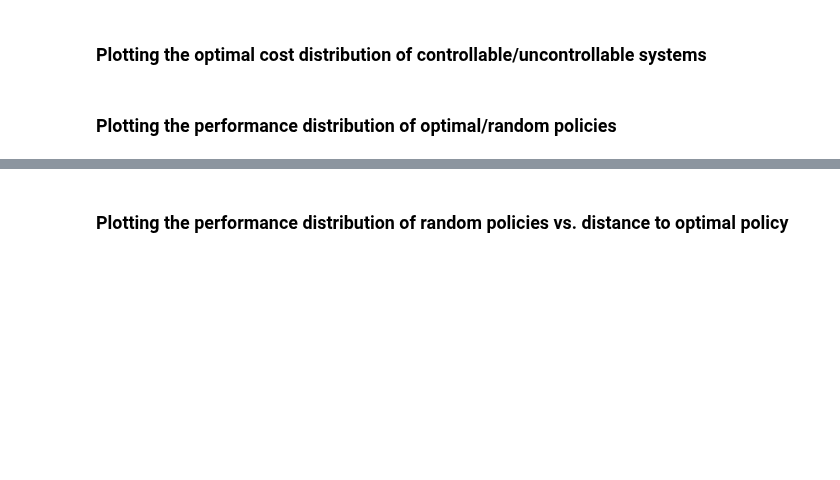
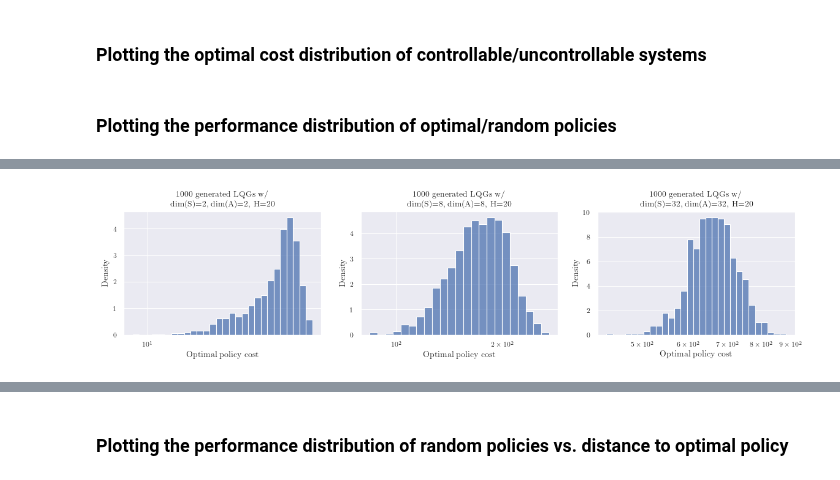
Before and after one commit to 0xangelo/LQSVG, a Jupyter notebook: experiments/perf_and_grad.ipynb, the cells around one changed output, grey strips where cells are left out. Saved outputs shown, nothing was run; the diff lists cells and outputs as text; code cells hidden in the pictures; blank space fills up the shorter version.

```diff
--- a/experiments/perf_and_grad.ipynb
+++ b/experiments/perf_and_grad.ipynb
@@ -576,7 +599,7 @@ def performance_samples(
 ### Plotting the optimal cost distribution of controllable/uncontrollable systems
 # %%
 def title_from_dims(dims: tuple[int, int, int]) -> str:
-    return "|S|={}, |A|={}, H={}".format(*dims)
+    return "dim(S)={}, dim(A)={}, H={}".format(*dims)
 # %%
 def plot_optimal_costs_by_controllability(
     dims: tuple[int, int, int], samples: int = 1000, **kwargs
@@ -670,0 +656,20 @@ plot_optimal_vs_random_costs_hist((20, 20, 100))
+# %%
+def repeat_dynamics(dynamics: lqr.LinSDynamics, n_batch: int) -> lqr.LinSDynamics:
+    return lqr.LinSDynamics(
+        F=torch.cat([dynamics.F.align_to("H", "B", ...)] * n_batch, dim="B"),
+        f=torch.cat([dynamics.f.align_to("H", "B", ...)] * n_batch, dim="B"),
+        W=torch.cat([dynamics.W.align_to("H", "B", ...)] * n_batch, dim="B"),
+    )
+
+
+def repeat_cost(cost: lqr.QuadCost, n_batch: int) -> lqr.QuadCost:
+    return lqr.QuadCost(
+        C=torch.cat([cost.C.align_to("H", "B", ...)] * n_batch, dim="B"),
+        c=torch.cat([cost.c.align_to("H", "B", ...)] * n_batch, dim="B"),
+    )
+
+
+def repeat_dynamics_cost(
+    dynamics: lqr.LinSDynamics, cost: lqr.QuadCost, n_batch: int
+) -> tuple[lqr.LinSDynamics, lqr.QuadCost]:
+    return repeat_dynamics(dynamics, n_batch), repeat_cost(cost, n_batch)
@@ -670,0 +763,11 @@ plot_optimal_vs_random_costs_hist((20, 20, 100))
+# %%
+fig, (ax1, ax2, ax3) = plt.subplots(1, 3, figsize=FIGSIZE)
+plot_optimal_costs_hist(ax1, 2, 2, 20, fix_dynamics=True, rng=np.random.default_rng(42))
+plot_optimal_costs_hist(ax2, 8, 8, 20, fix_dynamics=True, rng=np.random.default_rng(42))
+plot_optimal_costs_hist(
+    ax3, 32, 32, 20, fix_dynamics=True, rng=np.random.default_rng(42)
+)
+set_padding()
+plt.savefig(os.path.join(DOWNLOADS, "optimal_costs_hist_fix_dynamics.pdf"))
+# %% [output]
+[figure, added]
```
Also changed, not shown: parts of 37 cells of this notebook.
